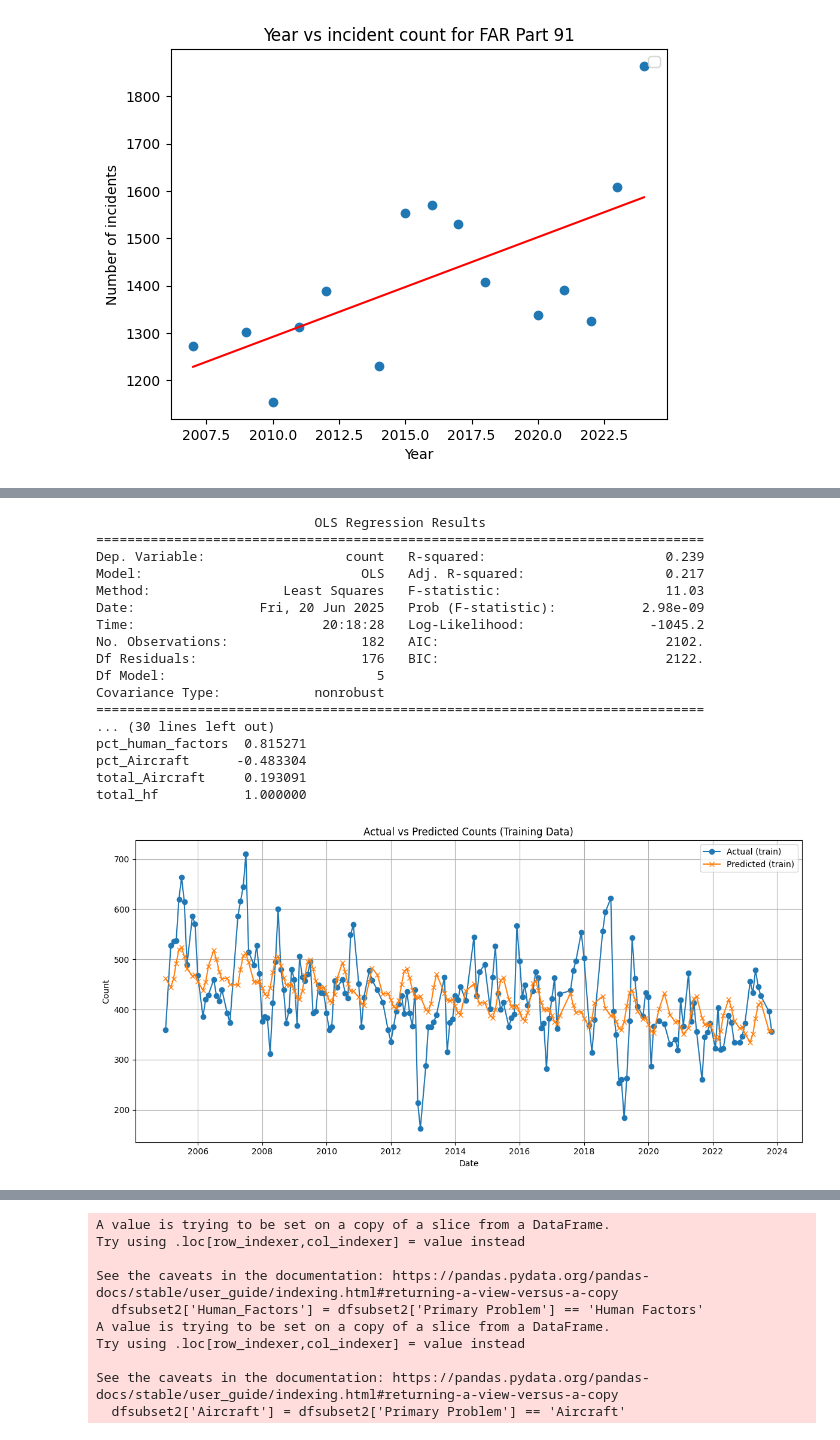
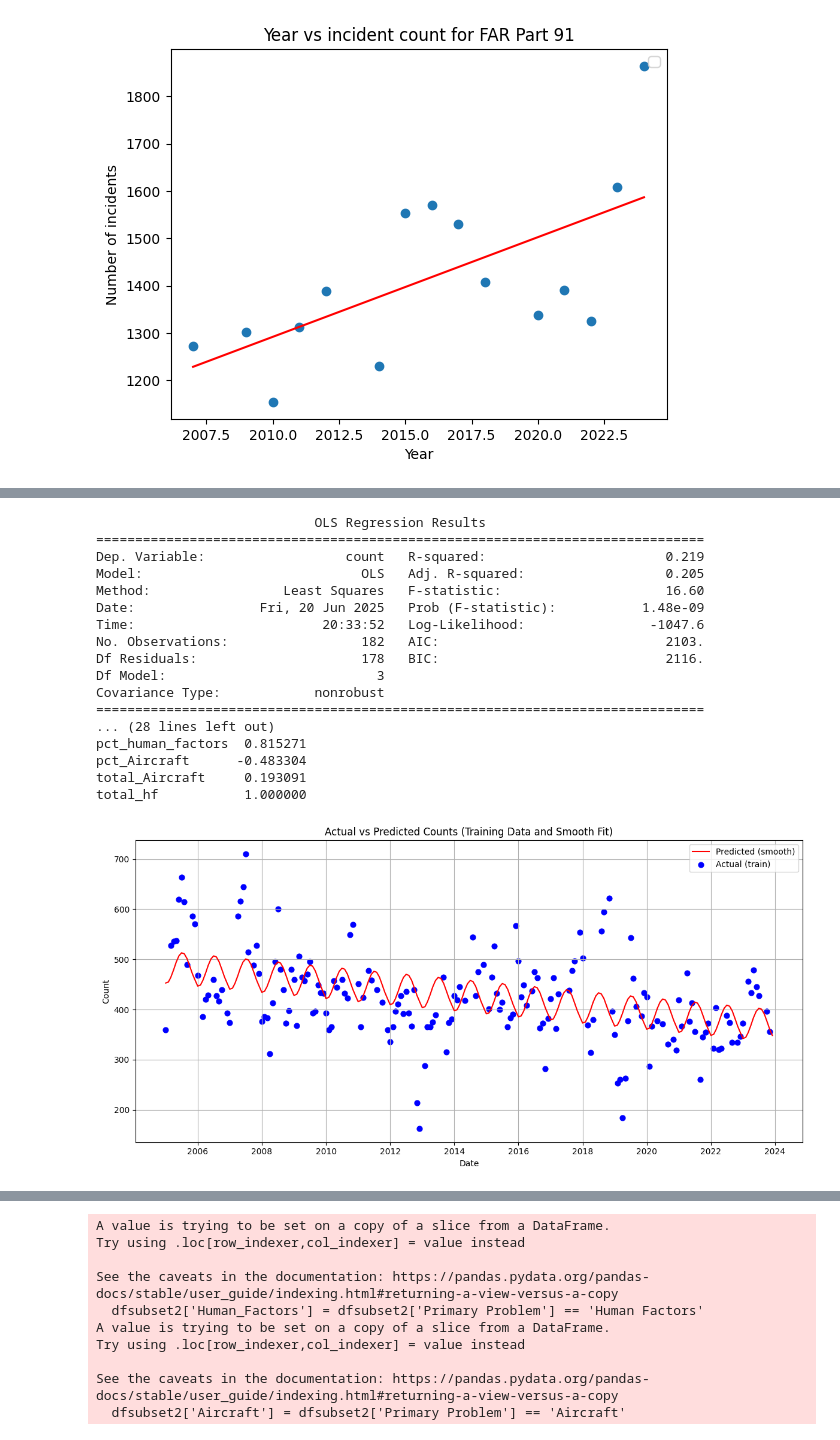
Before and after one commit to terryljh/aviation2, a Jupyter notebook: asrs linear model2.ipynb, the cells around one changed output, grey strips where cells are left out. Saved outputs shown, nothing was run; the diff lists cells and outputs as text; code cells hidden in the pictures.

```diff
--- a/asrs linear model2.ipynb
+++ b/asrs linear model2.ipynb
@@ -1521,6 +1527,7 @@ import pandas as pd
 import statsmodels.api as sm
 from sklearn.model_selection import train_test_split
 from scipy.stats import pearsonr
+import matplotlib.pyplot as plt
 
 dfsubset2 = dfsubset[(dfsubset['Date']//100 >= 2006) & (dfsubset['Date']//100 <= 2024)].copy()
 dfsubset2['Year'] = dfsubset2['Date'] // 100
@@ -1543,12 +1550,15 @@ grouped = grouped.merge(hf_by_month, on=['Year', 'Month']) \
                  .merge(hftotal_by_month, on=['Year', 'Month'])
 
 grouped['month_rad'] = 2 * np.pi * (grouped['Month'] - 1) / 12
-grouped['sin1'] = np.sin(grouped['month_rad'])
-grouped['cos1'] = np.cos(grouped['month_rad'])
-grouped['sin2'] = np.sin(2 * grouped['month_rad'])
-grouped['cos2'] = np.cos(2 * grouped['month_rad'])
 
-X = grouped[['Year', 'sin1', 'cos1', 'sin2', 'cos2']].astype(float)
+
+for h in range(1, 2):
+    grouped[f'sin{h}'] = np.sin(h * grouped['month_rad'])
+    grouped[f'cos{h}'] = np.cos(h * grouped['month_rad'])
+
+features = ['Year'] + [f'sin{i}' for i in range(1, 2)] + [f'cos{i}' for i in range(1, 2)]
+
+X = grouped[features].astype(float)
 y = grouped['count'].astype(float)
 
 X = X.dropna()
@@ -1573,50 +1583,67 @@ print(f"Correlation for total human factors: {r:.4f}, p-value: {p:.4g}")
 r, p = pearsonr(grouped['Year'].values, grouped['total_Aircraft'].values)
 print(f"Correlation for total aircraft: {r:.4f}, p-value: {p:.4g}")
 
 print(grouped[['Year', 'pct_human_factors', 'pct_Aircraft', 'total_Aircraft', 'total_hf']].corr())
 
-import matplotlib.pyplot as plt
-
 train_months = grouped.loc[X_train.index, 'Month'].values
 original_mean_year = (dfsubset['Date'] // 100).mean()
 train_years = grouped.loc[X_train.index, 'Year'].values + original_mean_year
 
 train_dates = pd.to_datetime(dict(year=train_years.astype(int), month=train_months.astype(int), day=1))
 
 y_train_pred = monthmodel2.predict(X_train)
 
-sort_idx = np.argsort(train_dates)
-train_dates = train_dates.iloc[sort_idx]
-y_train = y_train.iloc[sort_idx]
-y_train_pred = y_train_pred.iloc[sort_idx]
+min_year = grouped['Year'].min()
+max_year = grouped['Year'].max()
 
+date_range = pd.date_range(
+    start=pd.Timestamp(year=int(original_mean_year + min_year), month=1, day=1),
+    end=pd.Timestamp(year=int(original_mean_year + max_year), month=12, day=1),
+    freq='MS'
+)
 
-plt.figure(figsize=(12,6))
-plt.plot(train_dates, y_train, label='Actual (train)', marker='o')
-plt.plot(train_dates, y_train_pred, label='Predicted (train)', marker='x')
+plot_years = date_range.year - original_mean_year
+plot_months = date_range.month
+
+month_rad = 2 * np.pi * (plot_months - 1) / 12
+
+plot_df = pd.DataFrame({'Year': plot_years, 'Month': plot_months, 'month_rad': month_rad})
+
+for h in range(1, 2):
+    plot_df[f'sin{h}'] = np.sin(h * plot_df['month_rad'])
+    plot_df[f'cos{h}'] = np.cos(h * plot_df['month_rad'])
+
+X_plot = plot_df[features]
+X_plot = sm.add_constant(X_plot, prepend=False)
+
+y_plot_pred = monthmodel2.predict(X_plot)
+
+plt.figure(figsize=(12, 6))
+plt.plot(date_range, y_plot_pred, label='Predicted (smooth)', color='red')
+plt.scatter(train_dates, y_train, label='Actual (train)', color='blue', s=40)
 plt.xlabel('Date')
 plt.ylabel('Count')
-plt.title('Actual vs Predicted Counts (Training Data)')
+plt.title('Actual vs Predicted Counts (Training Data and Smooth Fit)')
 plt.legend()
 plt.grid(True)
 plt.tight_layout()
 plt.show()
 # %% [output]
                             OLS Regression Results
 ==============================================================================
-Dep. Variable:                  count   R-squared:                       0.239
-Model:                            OLS   Adj. R-squared:                  0.217
-Method:                 Least Squares   F-statistic:                     11.03
-Date:                Fri, 20 Jun 2025   Prob (F-statistic):           2.98e-09
-Time:                        20:18:28   Log-Likelihood:                -1045.2
-No. Observations:                 182   AIC:                             2102.
-Df Residuals:                     176   BIC:                             2122.
-Df Model:                           5
+Dep. Variable:                  count   R-squared:                       0.219
+Model:                            OLS   Adj. R-squared:                  0.205
+Method:                 Least Squares   F-statistic:                     16.60
+Date:                Fri, 20 Jun 2025   Prob (F-statistic):           1.48e-09
+Time:                        20:33:52   Log-Likelihood:                -1047.6
+No. Observations:                 182   AIC:                             2103.
+Df Residuals:                     178   BIC:                             2116.
+Df Model:                           3
 Covariance Type:            nonrobust
 ==============================================================================
-... (30 lines left out)
+... (28 lines left out)
 pct_human_factors  0.815271
 pct_Aircraft      -0.483304
 total_Aircraft     0.193091
 total_hf           1.000000
-[figure, old version]
+[figure, new version]
```
Also changed, not shown: parts of 3 cells of this notebook.
